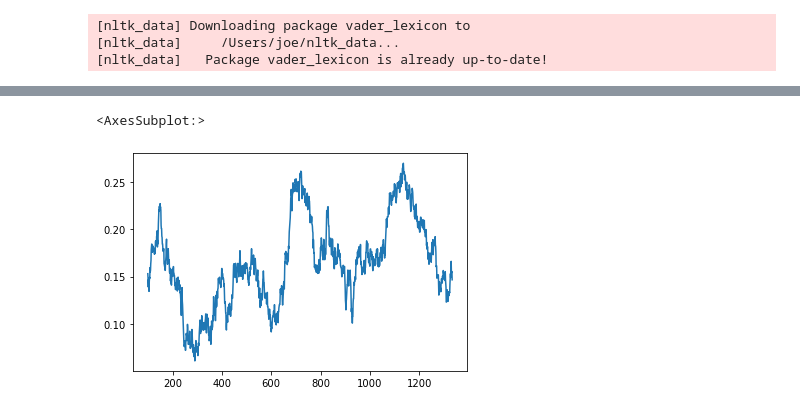
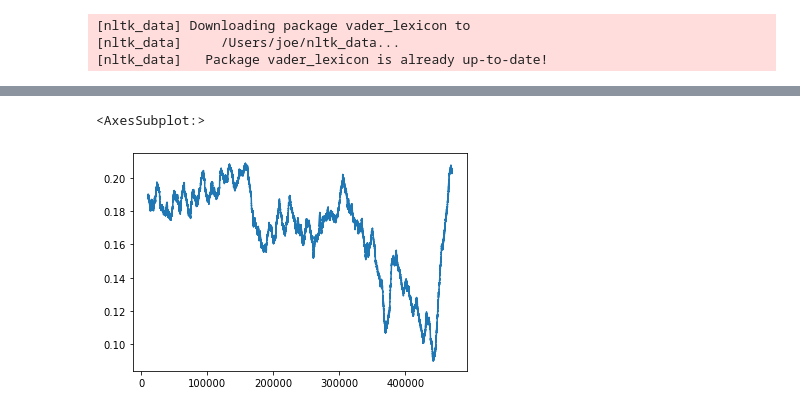
Before and after one commit to joseph-allen/TwarcExploration, a Jupyter notebook: Tidy.ipynb, the cells around one changed output, grey strips where cells are left out. Saved outputs shown, nothing was run; the diff lists cells and outputs as text; code cells hidden in the pictures.

```diff
--- a/Tidy.ipynb
+++ b/Tidy.ipynb
@@ -1,2 +1,5 @@
 # %%
 import pandas as pd
+# %%
+df = pd.read_csv('PrestonJan2019.csv')
+df.head()
@@ -70,7 +126,7 @@ df.sentiment.plot(kind='hist',bins=8)
 # %%
-df['sentiment'].rolling(100).mean().plot()
+df['sentiment'].rolling(10000).mean().plot()
 # %% [output]
 <AxesSubplot:>
-[figure, old version]
+[figure, new version]
 # %%
 # output data
```
Also changed, not shown: parts of 17 cells of this notebook, 4 other files.
